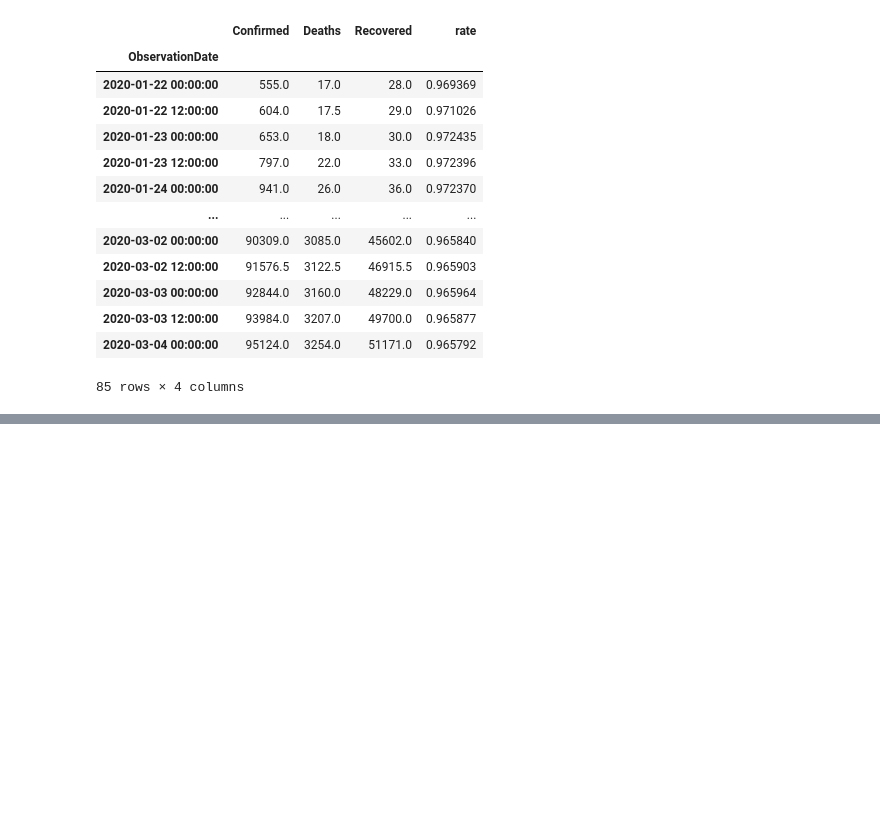
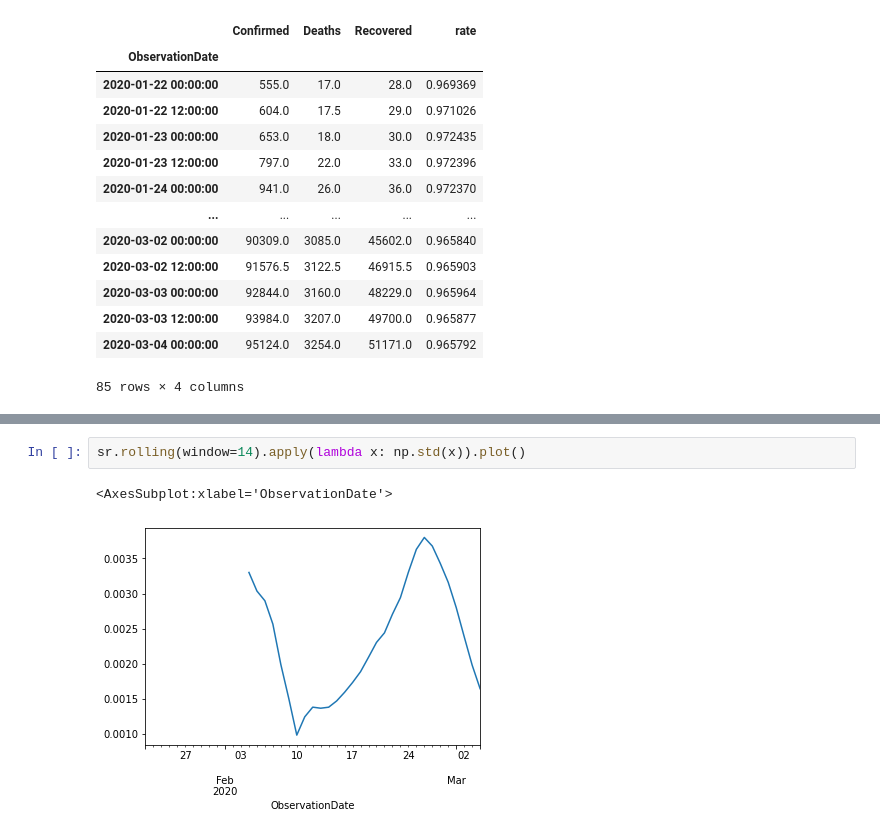
Before and after one commit to cristian-data-science/pythoncode, a Jupyter notebook: TimeSeries.ipynb, the cells around one changed output, grey strips where cells are left out. Cells and saved outputs as stored; diff of their text form; blank space fills up the shorter version.

```diff
--- a/TimeSeries.ipynb
+++ b/TimeSeries.ipynb
@@ -279,0 +321,5 @@ df_cum
+# %%
+sr.rolling(window=14).apply(lambda x: np.std(x)).plot()
+# %% [output]
+<AxesSubplot:xlabel='ObservationDate'>
+[figure, added]
```
Also changed, not shown: parts of 11 cells of this notebook, 3 other files.
